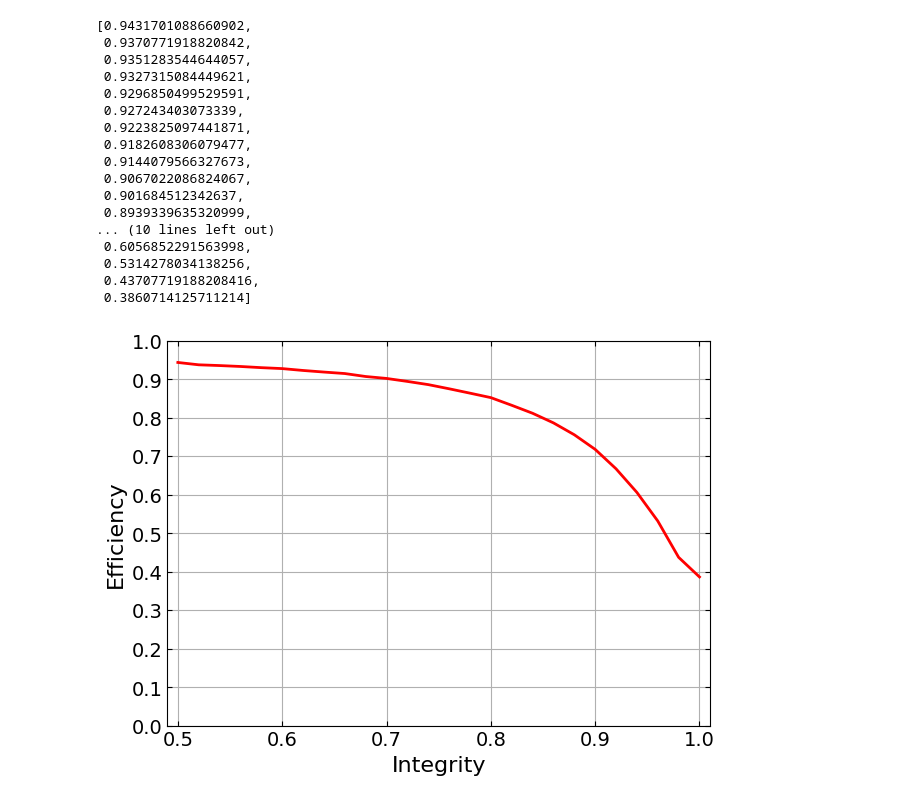
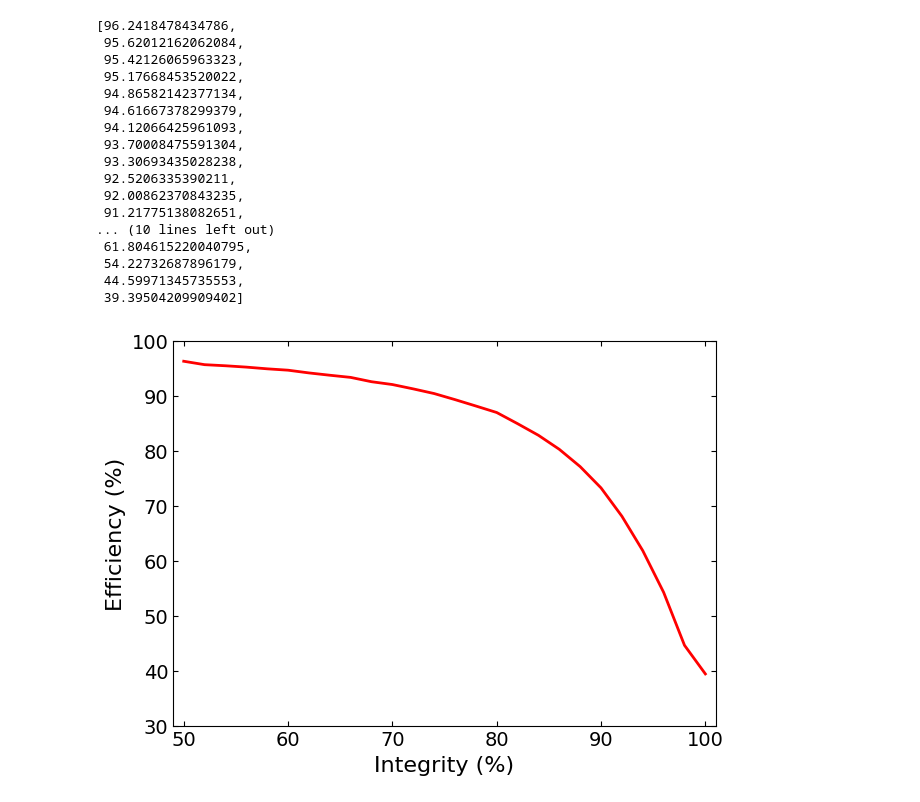
Before and after one commit to YauheniTalochkaN/GNN_tracking_model, a Jupyter notebook: efficiency.ipynb, the cells around one changed output. Saved outputs shown, nothing was run; the diff lists cells and outputs as text; code cells hidden in the pictures.

Commit message:
plots

```diff
--- a/efficiency.ipynb
+++ b/efficiency.ipynb
@@ -35,14 +35,12 @@ for evtid in range(800, 1000):
             for tr in track_ids:
                 track_hits = hits[hits["track_id"] == tr].copy().sort_values('row_id')
 
-                pairs = pd.DataFrame({
-                    'hit_id_1': track_hits['hit_id'],
-                    'hit_id_2': track_hits['hit_id'].shift(-1),
-                    'row_id_1': track_hits['row_id'],
-                    'row_id_2': track_hits['row_id'].shift(-1),
-                    'sector_id_1': track_hits['sector_id'],
-                    'sector_id_2': track_hits['sector_id'].shift(-1)
-                })
+                pairs = pd.DataFrame({'hit_id_1': track_hits['hit_id'],
+                                      'hit_id_2': track_hits['hit_id'].shift(-1),
+                                      'row_id_1': track_hits['row_id'],
+                                      'row_id_2': track_hits['row_id'].shift(-1),
+                                      'sector_id_1': track_hits['sector_id'],
+                                      'sector_id_2': track_hits['sector_id'].shift(-1)})
 
                 pairs = pairs.dropna().astype({'hit_id_1': int,
                                                'hit_id_2': int,
@@ -51,18 +49,13 @@ for evtid in range(800, 1000):
                                                'sector_id_1': int,
                                                'sector_id_2': int})
 
-                valid_pairs = pairs[
-                    (pairs['row_id_1'] + 1 == pairs['row_id_2']) &
-                    (pairs['sector_id_1'] == pairs['sector_id_2'])
-                ]
+                valid_pairs = pairs[(pairs['row_id_1'] + 1 == pairs['row_id_2']) &
+                                    (pairs['sector_id_1'] == pairs['sector_id_2'])]
 
                 track_seg_num = valid_pairs[['row_id_1', 'row_id_2']].drop_duplicates().shape[0]
 
-                merged = valid_pairs.merge(
-                    pred,
-                    left_on=['hit_id_1', 'hit_id_2'],
-                    right_on=['in_hit_id', 'out_hit_id']
-                )
+                merged = valid_pairs.merge(pred, left_on=['hit_id_1', 'hit_id_2'],
+                                                 right_on=['in_hit_id', 'out_hit_id'])
 
                 pred_seg_num = merged[['row_id_1', 'row_id_2']].drop_duplicates().shape[0]
 
@@ -92,47 +85,47 @@ ratio_list = [item for sublist in ratio_list for item in sublist]
 # %%
 rlen = len(ratio_list)
 
-xlist = [x / 100 for x in list(range(50, 102, 2))]
+xlist = list(range(50, 102, 2))
 
-eff = [sum(1 for num in ratio_list if num >= x) / rlen for x in xlist]
+eff = [sum(1 for num in ratio_list if num >= x/100) / rlen * 100 / 0.98 for x in xlist]
 # %%
 eff
 # %% [output]
-[0.9431701088660902,
- 0.9370771918820842,
- 0.9351283544644057,
- 0.9327315084449621,
- 0.9296850499529591,
- 0.927243403073339,
- 0.9223825097441871,
- 0.9182608306079477,
- 0.9144079566327673,
- 0.9067022086824067,
- 0.901684512342637,
- 0.8939339635320999,
+[96.2418478434786,
+ 95.62012162062084,
+ 95.42126065963323,
+ 95.17668453520022,
+ 94.86582142377134,
+ 94.61667378299379,
+ 94.12066425961093,
+ 93.70008475591304,
+ 93.30693435028238,
+ 92.5206335390211,
+ 92.00862370843235,
+ 91.21775138082651,
 ... (10 lines left out)
- 0.6056852291563998,
- 0.5314278034138256,
- 0.43707719188208416,
- 0.3860714125711214]
+ 61.804615220040795,
+ 54.22732687896179,
+ 44.59971345735553,
+ 39.39504209909402]
 # %%
 plt.figure(figsize=(7, 5))
 plt.plot(xlist, eff, alpha=1, label='Efficiency', linewidth=2, color='red')
-plt.xlim([0.49, 1.01])
-plt.ylim([0, 1])
-plt.xlabel('Integrity', fontsize=16)
-plt.ylabel('Efficiency', fontsize=16)
+plt.xlim([49, 101])
+plt.ylim([30, 100])
+plt.xlabel('Integrity (%)', fontsize=16)
+plt.ylabel('Efficiency (%)', fontsize=16)
 plt.tick_params(axis='both',
                 which='major',
                 labelsize=14,
                 top=True,
                 bottom=True,
                 left=True,
                 right=True,
                 direction='in')
-plt.yticks(np.arange(0, 1.1, 0.1))
-plt.grid(True)
+plt.yticks(np.arange(30, 110, 10))
+#plt.grid(True)
 plt.show()
 #plt.savefig("Efficiency_vs_Integrity.pdf")
 # %% [output]
-[figure, old version]
+[figure, new version]
```
Also changed, not shown: 1 other file.
